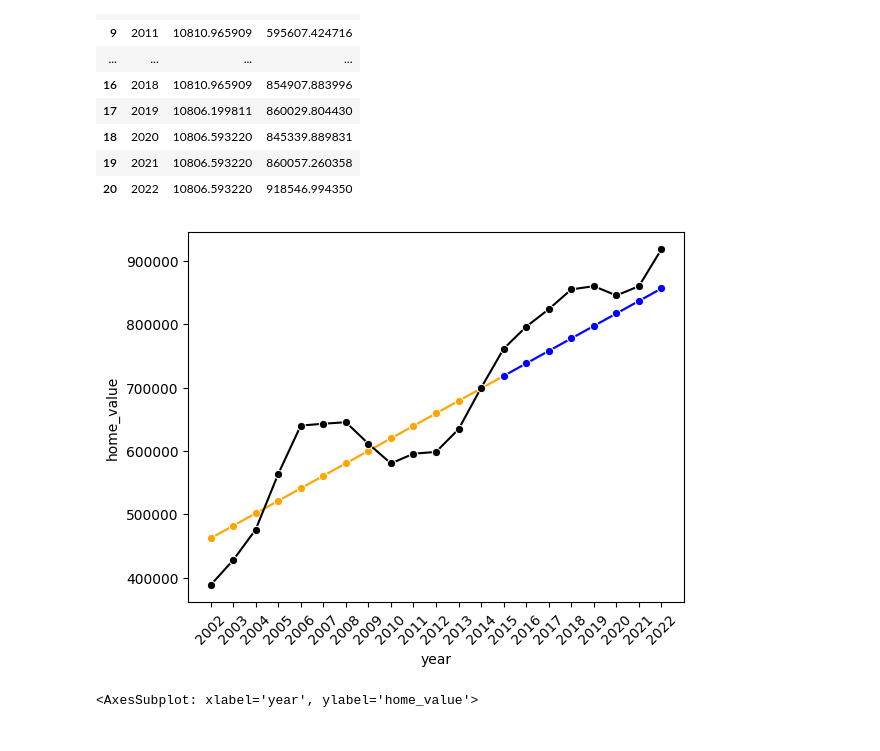
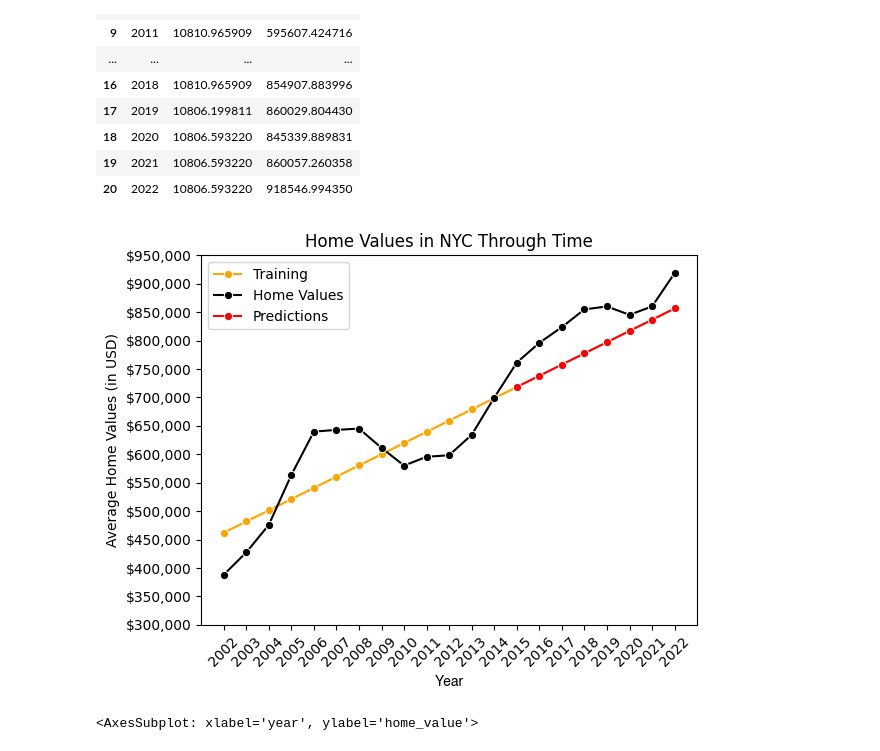
Before and after one commit to hpuma/Airbnb_Rental_Project, a Jupyter notebook: sy_linear_regression.ipynb, the cells around one changed output. Saved outputs shown, nothing was run; the diff lists cells and outputs as text; code cells hidden in the pictures.

Commit message:
Changed the colors

```diff
--- a/sy_linear_regression.ipynb
+++ b/sy_linear_regression.ipynb
@@ -60,30 +60,45 @@ home_value_df
 # %%
 # Split at 2015
 
 post_airbnb_df = df[df["year"] >= 2015].sort_values(by="year", ascending=True)
 pre_airbnb_df = df[df["year"] <= 2015].sort_values(by="year", ascending=True)
 
 y_train, x_train = pre_airbnb_df["home_value"], pre_airbnb_df["year"].array.reshape(-1, 1)
 y_test, x_test = post_airbnb_df["home_value"], post_airbnb_df["year"].array.reshape(-1, 1)
 
 clf.fit(x_train, y_train)
 
 home_value_year = home_value_df["year"]
 
-sns.lineplot(x=x_train.reshape(clf.predict(x_train).shape), y=list(clf.predict(x_train)), color='orange', marker='o')
-sns.lineplot(y=home_value_df["home_value"], x=home_value_year, color='black', marker='o')
-sns.lineplot(x=x_test.reshape(clf.predict(x_test).shape), y=list(clf.predict(x_test)), color='blue', marker='o')
+fig, ax = plt.subplots()
+
+sns.lineplot(x=x_train.reshape(clf.predict(x_train).shape), y=list(clf.predict(x_train)), color='orange', marker='o', label="Training")
+sns.lineplot(y=home_value_df["home_value"], x=home_value_year, color='black', marker='o', label="Home Values")
+sns.lineplot(x=x_test.reshape(clf.predict(x_test).shape), y=list(clf.predict(x_test)), color='red', marker='o', label="Predictions")
 
 # X label formatting
 plt.xticks(range(math.floor(min(home_value_year)), math.ceil(max(home_value_year))+1))
 plt.xticks(rotation=45)
+
 # Add title, legend
-print()
-# todo: fix weird x-axis
 
-# Use this for the results
+plt.xlabel('Year', {'fontname':'Helvetica'})
+plt.ylabel('Average Home Values (in USD)')
+plt.title('Home Values in NYC Through Time')
+
+# Y label formatting
+yticks = [x for x in range(300000, 1000000, 50000)]
+plt.yticks(yticks)
+
+ax.set_yticklabels(["${x:,}".format(x=x) for x in yticks])
+
+# ylabel = [f'{i:.0%}' for i in df_graph2['Contactable_Percent']]
+# ax.set_yticklabels(ylabel)
+
+
+plt.show()
 # %% [output]
-[figure, old version]
+[figure, new version]
 # %%
 # Split at 2008
 
```
Also changed, not shown: parts of 3 cells of this notebook.
